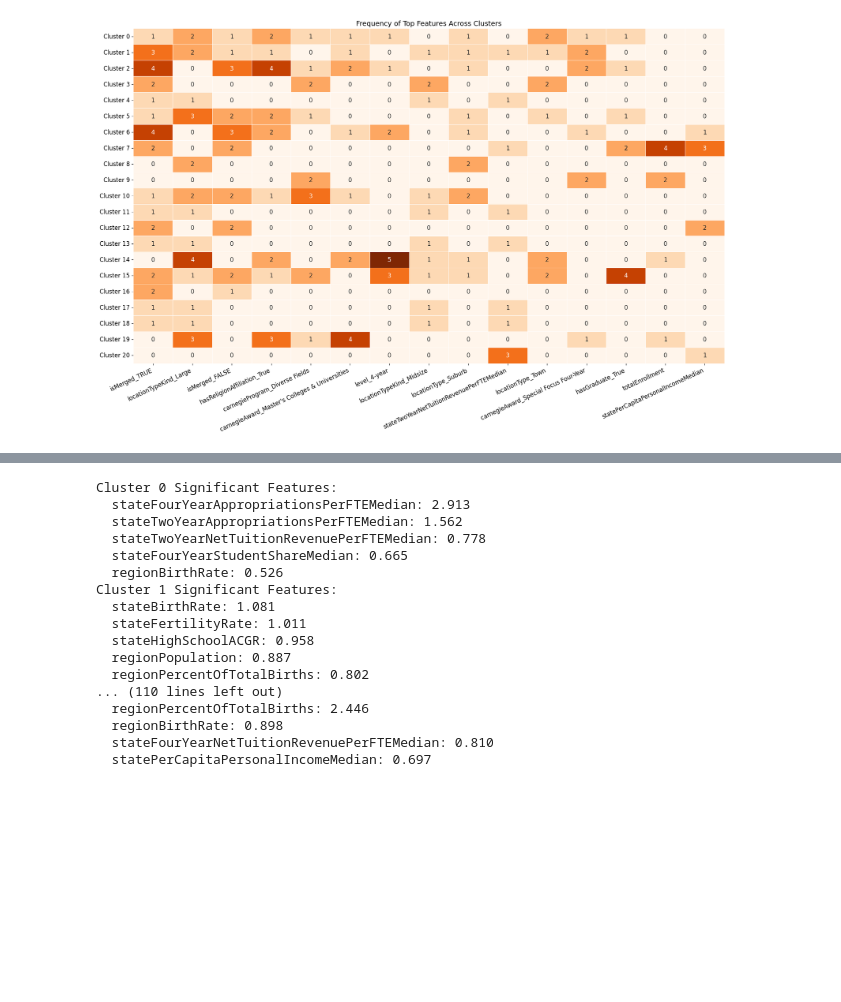
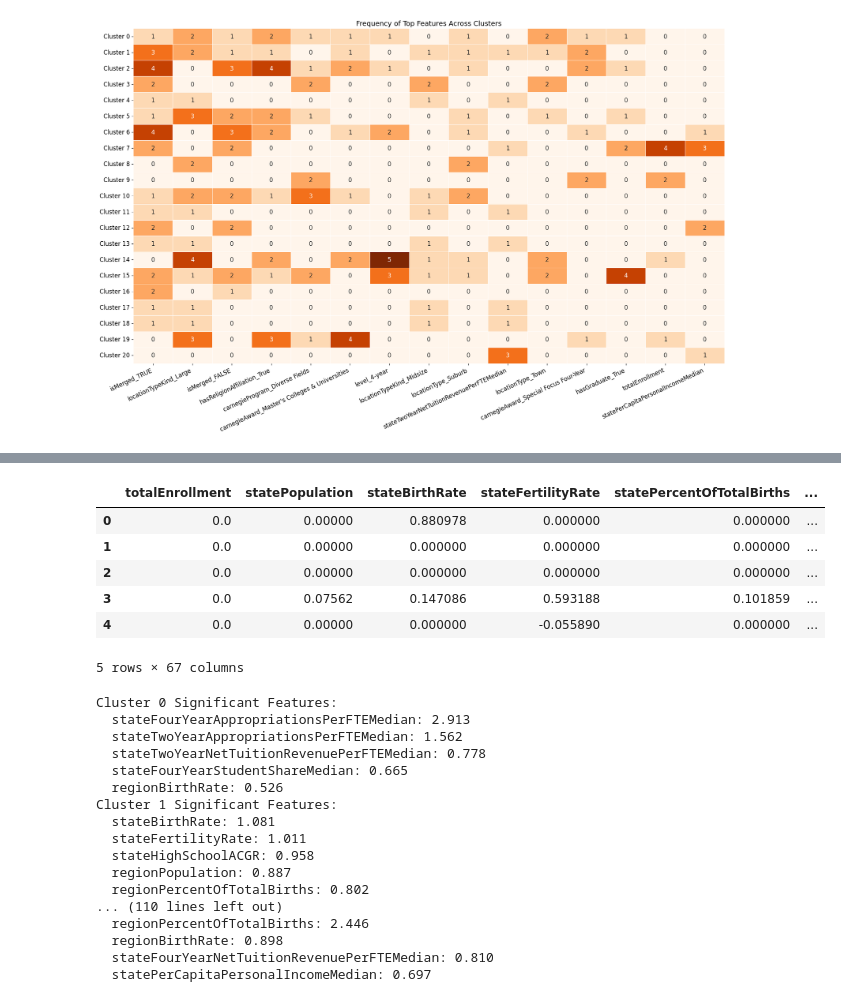
Before and after one commit to SepehrAkbari/enrollment-cliff, a Jupyter notebook: data/analysis.ipynb, the cells around one changed output, grey strips where cells are left out. Saved outputs shown, nothing was run; the diff lists cells and outputs as text; code cells hidden in the pictures; blank space fills up the shorter version.

```diff
--- a/data/analysis.ipynb
+++ b/data/analysis.ipynb
@@ -652,3 +655,17 @@ plt.show()
+# %%
+# save SHAP values
+shap_values_df = pd.DataFrame(shap_values, columns=feature_names)
+shap_values_df['name'] = labels['name'].values
+shap_values_df.to_csv('shap_values.csv', index=False)
+shap_values_df.head()
+# %% [output]
+|  | totalEnrollment | statePopulation | stateBirthRate | stateFertilityRate | statePercentOfTotalBirths | ... |
+| 0 | 0.0 | 0.00000 | 0.880978 | 0.000000 | 0.000000 | ... |
+| 1 | 0.0 | 0.00000 | 0.000000 | 0.000000 | 0.000000 | ... |
+| 2 | 0.0 | 0.00000 | 0.000000 | 0.000000 | 0.000000 | ... |
+| 3 | 0.0 | 0.07562 | 0.147086 | 0.593188 | 0.101859 | ... |
+| 4 | 0.0 | 0.00000 | 0.000000 | -0.055890 | 0.000000 | ... |
+5 rows × 67 columns
 # %%
 def analyze_cluster(cluster_id, data, num_feats=5):
     cluster_indices = np.where(kmeans_labels == cluster_id)[0]
```
Also changed, not shown: parts of 10 cells of this notebook, 19 other files.
